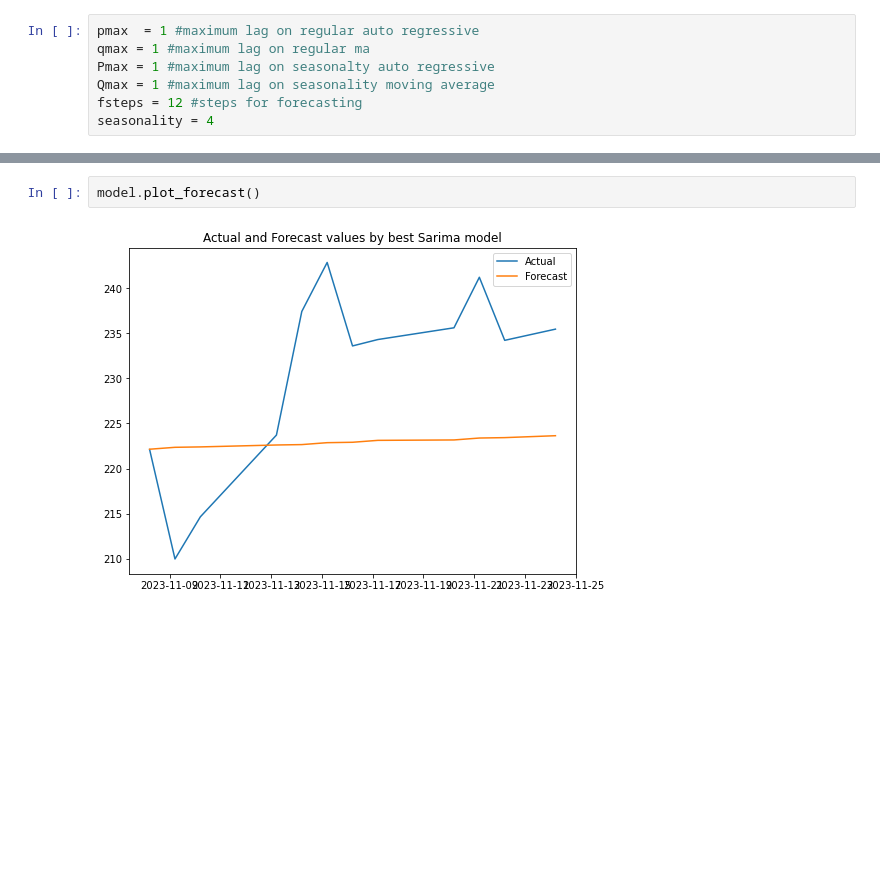
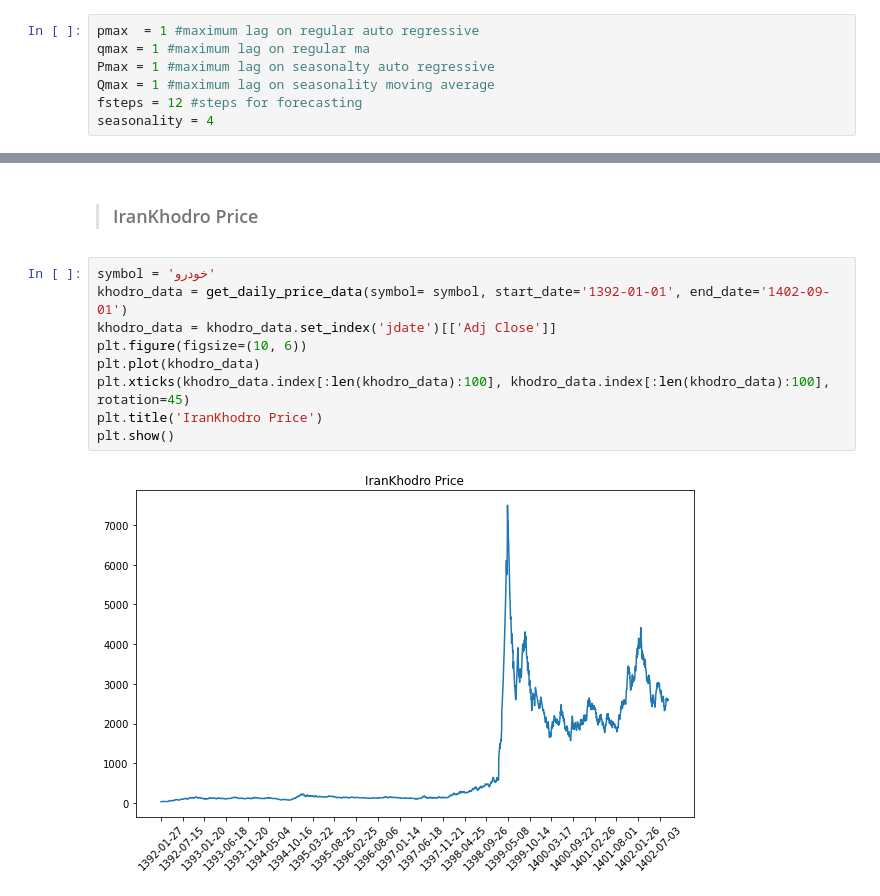
Before and after one commit to HoseinAhmadi97/Analysis_of_Financial_Time_Series, a Jupyter notebook: 4.Sarima.ipynb, the cells around one changed output, grey strips where cells are left out. Drawn from its saved outputs; the diff is of its cells as text; blank space fills up the shorter version.

```diff
--- a/4.Sarima.ipynb
+++ b/4.Sarima.ipynb
@@ -273,4 +277,13 @@ model.forecast(steps=fsteps, actual_values = tesla_data['Close'].iloc[-fsteps:])
-# %%
-model.plot_forecast()
-# %% [output]
-[figure, removed]
+# %% [markdown]
+> ### IranKhodro Price
+# %%
+symbol = 'خودرو'
+khodro_data = get_daily_price_data(symbol= symbol, start_date='1392-01-01', end_date='1402-09-01')
+khodro_data = khodro_data.set_index('jdate')[['Adj Close']]
+plt.figure(figsize=(10, 6))
+plt.plot(khodro_data)
+plt.xticks(khodro_data.index[:len(khodro_data):100], khodro_data.index[:len(khodro_data):100], rotation=45)
+plt.title('IranKhodro Price')
+plt.show()
+# %% [output]
+[figure, added]
```
Also changed, not shown: parts of 17 cells of this notebook.
